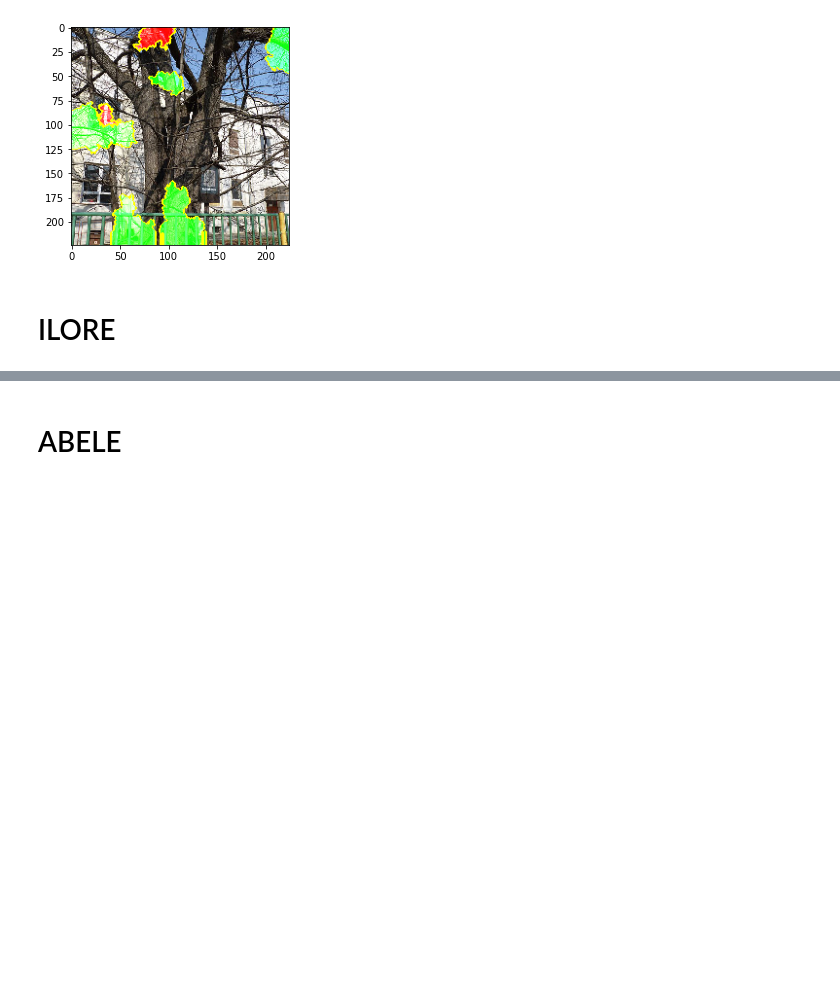
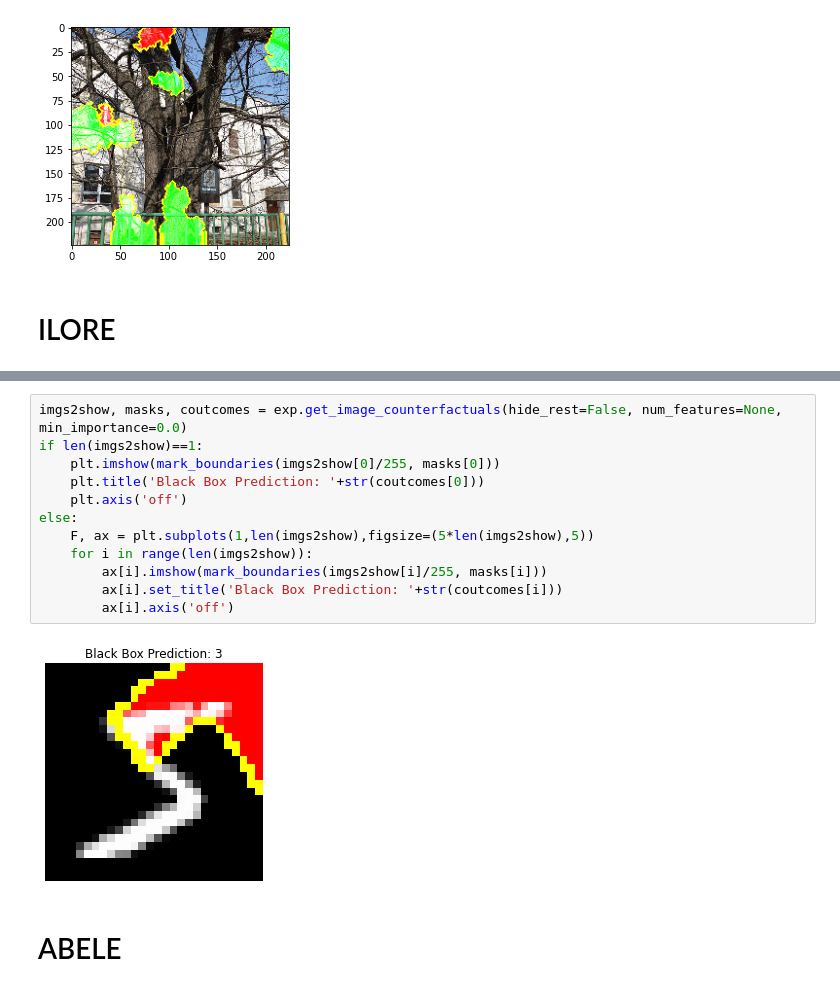
Before and after one commit to kdd-lab/XAI-Lib, a Jupyter notebook: Images_Usage_Examples.ipynb, the cells around one changed output, grey strips where cells are left out. Cells and saved outputs as stored; diff of their text form; blank space fills up the shorter version.

```diff
--- a/Images_Usage_Examples.ipynb
+++ b/Images_Usage_Examples.ipynb
@@ -257,3 +341,17 @@ AttributeError: 'NoneType' object has no attribute 'latent_dim'
+# %%
+imgs2show, masks, coutcomes = exp.get_image_counterfactuals(hide_rest=False, num_features=None, min_importance=0.0)
+if len(imgs2show)==1:
+    plt.imshow(mark_boundaries(imgs2show[0]/255, masks[0]))
+    plt.title('Black Box Prediction: '+str(coutcomes[0]))
+    plt.axis('off')
+else:
+    F, ax = plt.subplots(1,len(imgs2show),figsize=(5*len(imgs2show),5))
+    for i in range(len(imgs2show)):
+        ax[i].imshow(mark_boundaries(imgs2show[i]/255, masks[i]))
+        ax[i].set_title('Black Box Prediction: '+str(coutcomes[i]))
+        ax[i].axis('off')
+# %% [output]
+[figure, added]
 # %% [markdown]
 # ABELE
 # %%
```
Also changed, not shown: parts of 10 cells of this notebook, 16 other files.
